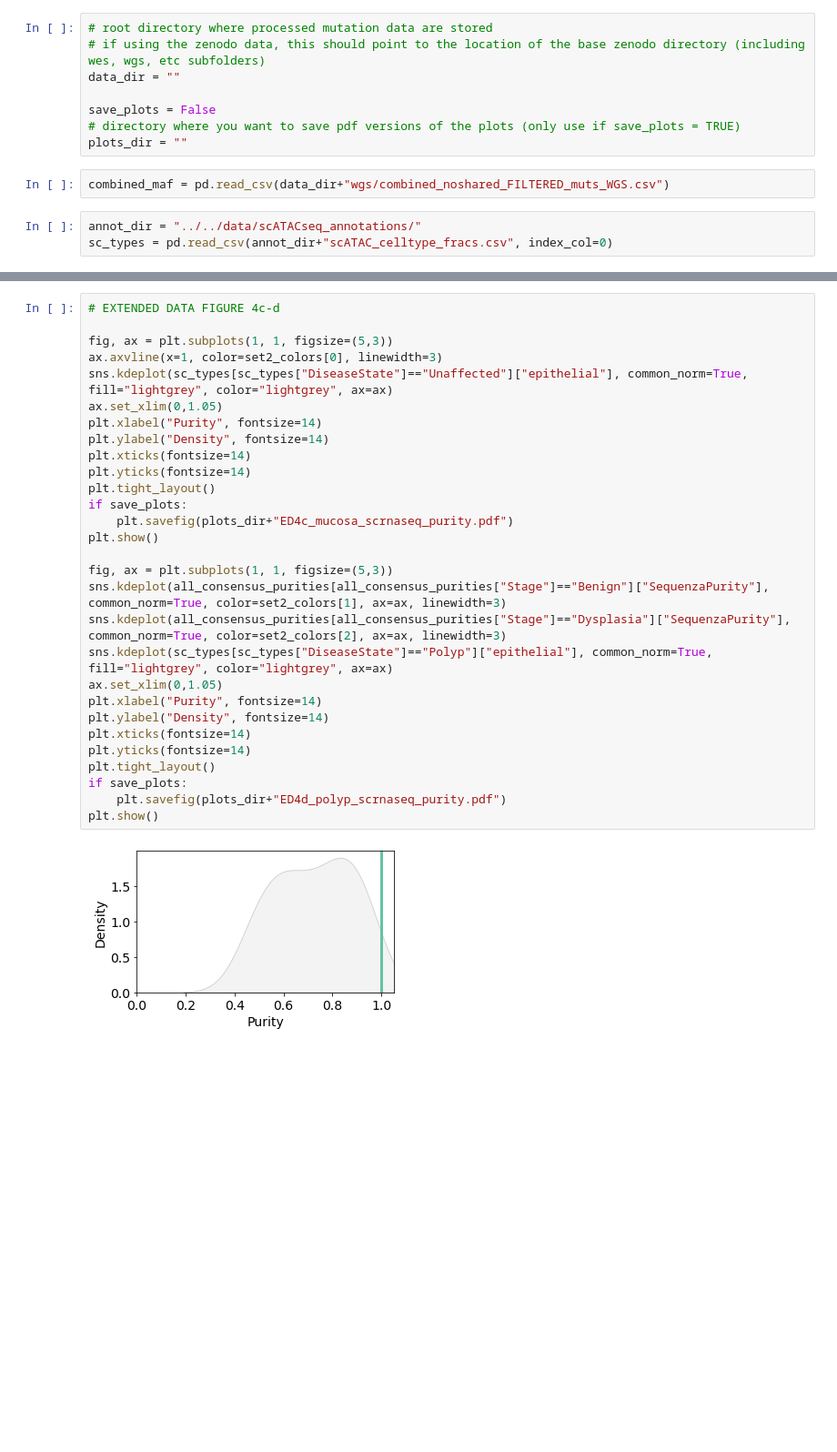
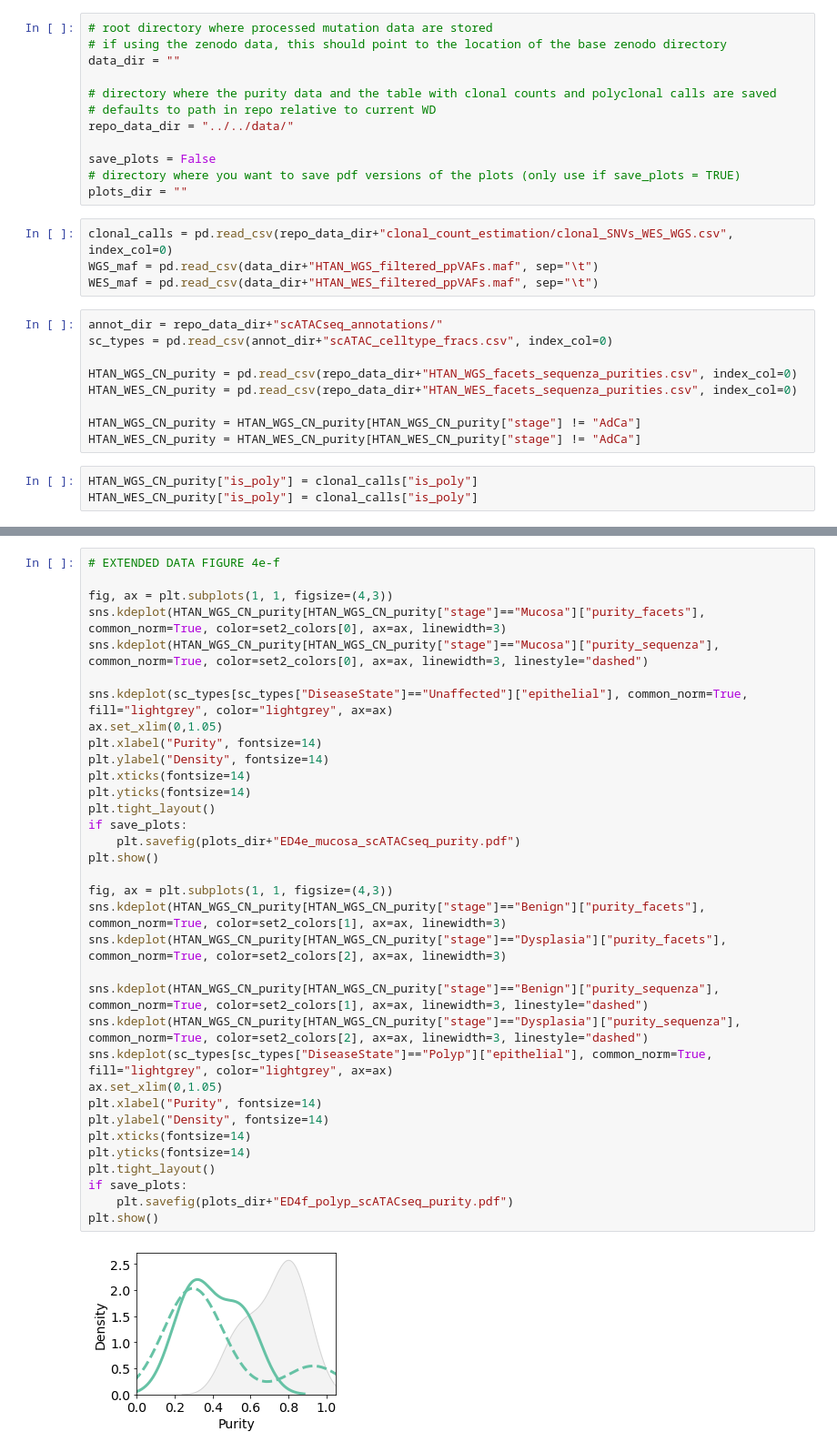
Before and after one commit to cancersysbio/HTAN-FAP, a Jupyter notebook: figures/extended_data/extended_data_figure4.ipynb, the cells around one changed output, grey strips where cells are left out. Shown: that part at 91% size. Saved outputs shown, nothing was run; the diff lists cells and outputs as text; blank space fills up the shorter version.

Commit message:
data and plotting of CN purities

```diff
--- a/figures/extended_data/extended_data_figure4.ipynb
+++ b/figures/extended_data/extended_data_figure4.ipynb
@@ -11,14 +13,29 @@ set2_colors = plt.get_cmap("Set2").colors
 plt.rcParams['pdf.fonttype'] = 42
 # %%
 # root directory where processed mutation data are stored
-# if using the zenodo data, this should point to the location of the base zenodo directory (including wes, wgs, etc subfolders)
+# if using the zenodo data, this should point to the location of the base zenodo directory
 data_dir = ""
+
+# directory where the purity data and the table with clonal counts and polyclonal calls are saved
+# defaults to path in repo relative to current WD
+repo_data_dir = "../../data/"
 
 save_plots = False
 # directory where you want to save pdf versions of the plots (only use if save_plots = TRUE)
 plots_dir = ""
 # %%
-combined_maf = pd.read_csv(data_dir+"wgs/combined_noshared_FILTERED_muts_WGS.csv")
+clonal_calls = pd.read_csv(repo_data_dir+"clonal_count_estimation/clonal_SNVs_WES_WGS.csv", index_col=0)
+WGS_maf = pd.read_csv(data_dir+"HTAN_WGS_filtered_ppVAFs.maf", sep="\t")
+WES_maf = pd.read_csv(data_dir+"HTAN_WES_filtered_ppVAFs.maf", sep="\t")
 # %%
-annot_dir = "../../data/scATACseq_annotations/"
+annot_dir = repo_data_dir+"scATACseq_annotations/"
 sc_types = pd.read_csv(annot_dir+"scATAC_celltype_fracs.csv", index_col=0)
+
+HTAN_WGS_CN_purity = pd.read_csv(repo_data_dir+"HTAN_WGS_facets_sequenza_purities.csv", index_col=0)
+HTAN_WES_CN_purity = pd.read_csv(repo_data_dir+"HTAN_WES_facets_sequenza_purities.csv", index_col=0)
+
+HTAN_WGS_CN_purity = HTAN_WGS_CN_purity[HTAN_WGS_CN_purity["stage"] != "AdCa"]
+HTAN_WES_CN_purity = HTAN_WES_CN_purity[HTAN_WES_CN_purity["stage"] != "AdCa"]
+# %%
+HTAN_WGS_CN_purity["is_poly"] = clonal_calls["is_poly"]
+HTAN_WES_CN_purity["is_poly"] = clonal_calls["is_poly"]
@@ -121,31 +132,36 @@ all_consensus_purities["Stage"] = [sample_to_stage[x] for x in all_consensus_pur
 # %%
-# EXTENDED DATA FIGURE 4c-d
+# EXTENDED DATA FIGURE 4e-f
 
-fig, ax = plt.subplots(1, 1, figsize=(5,3))
-ax.axvline(x=1, color=set2_colors[0], linewidth=3)
+fig, ax = plt.subplots(1, 1, figsize=(4,3))
+sns.kdeplot(HTAN_WGS_CN_purity[HTAN_WGS_CN_purity["stage"]=="Mucosa"]["purity_facets"], common_norm=True, color=set2_colors[0], ax=ax, linewidth=3)
+sns.kdeplot(HTAN_WGS_CN_purity[HTAN_WGS_CN_purity["stage"]=="Mucosa"]["purity_sequenza"], common_norm=True, color=set2_colors[0], ax=ax, linewidth=3, linestyle="dashed")
+
 sns.kdeplot(sc_types[sc_types["DiseaseState"]=="Unaffected"]["epithelial"], common_norm=True, fill="lightgrey", color="lightgrey", ax=ax)
 ax.set_xlim(0,1.05)
 plt.xlabel("Purity", fontsize=14)
 plt.ylabel("Density", fontsize=14)
 plt.xticks(fontsize=14)
 plt.yticks(fontsize=14)
 plt.tight_layout()
 if save_plots:
-    plt.savefig(plots_dir+"ED4c_mucosa_scrnaseq_purity.pdf")
+    plt.savefig(plots_dir+"ED4e_mucosa_scATACseq_purity.pdf")
 plt.show()
 
-fig, ax = plt.subplots(1, 1, figsize=(5,3))
-sns.kdeplot(all_consensus_purities[all_consensus_purities["Stage"]=="Benign"]["SequenzaPurity"], common_norm=True, color=set2_colors[1], ax=ax, linewidth=3)
-sns.kdeplot(all_consensus_purities[all_consensus_purities["Stage"]=="Dysplasia"]["SequenzaPurity"], common_norm=True, color=set2_colors[2], ax=ax, linewidth=3)
+fig, ax = plt.subplots(1, 1, figsize=(4,3))
+sns.kdeplot(HTAN_WGS_CN_purity[HTAN_WGS_CN_purity["stage"]=="Benign"]["purity_facets"], common_norm=True, color=set2_colors[1], ax=ax, linewidth=3)
+sns.kdeplot(HTAN_WGS_CN_purity[HTAN_WGS_CN_purity["stage"]=="Dysplasia"]["purity_facets"], common_norm=True, color=set2_colors[2], ax=ax, linewidth=3)
+
+sns.kdeplot(HTAN_WGS_CN_purity[HTAN_WGS_CN_purity["stage"]=="Benign"]["purity_sequenza"], common_norm=True, color=set2_colors[1], ax=ax, linewidth=3, linestyle="dashed")
+sns.kdeplot(HTAN_WGS_CN_purity[HTAN_WGS_CN_purity["stage"]=="Dysplasia"]["purity_sequenza"], common_norm=True, color=set2_colors[2], ax=ax, linewidth=3, linestyle="dashed")
 sns.kdeplot(sc_types[sc_types["DiseaseState"]=="Polyp"]["epithelial"], common_norm=True, fill="lightgrey", color="lightgrey", ax=ax)
 ax.set_xlim(0,1.05)
 plt.xlabel("Purity", fontsize=14)
 plt.ylabel("Density", fontsize=14)
 plt.xticks(fontsize=14)
 plt.yticks(fontsize=14)
 plt.tight_layout()
 if save_plots:
-    plt.savefig(plots_dir+"ED4d_polyp_scrnaseq_purity.pdf")
+    plt.savefig(plots_dir+"ED4f_polyp_scATACseq_purity.pdf")
 plt.show()
 # %% [output]
-[figure, old version]
+[figure, new version]
```
Also changed, not shown: parts of 12 cells of this notebook, 3 other files.
